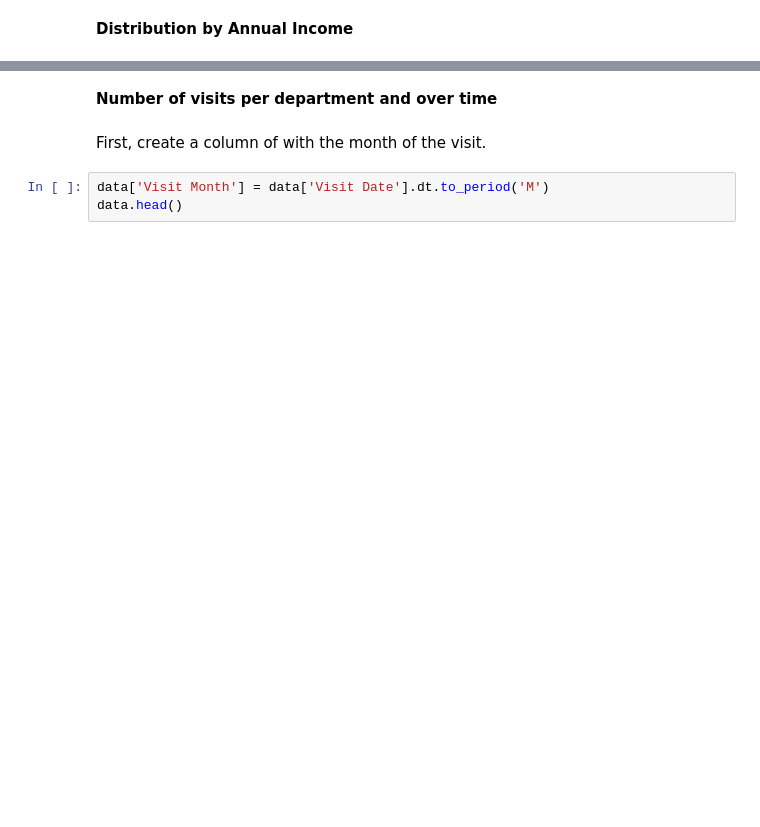
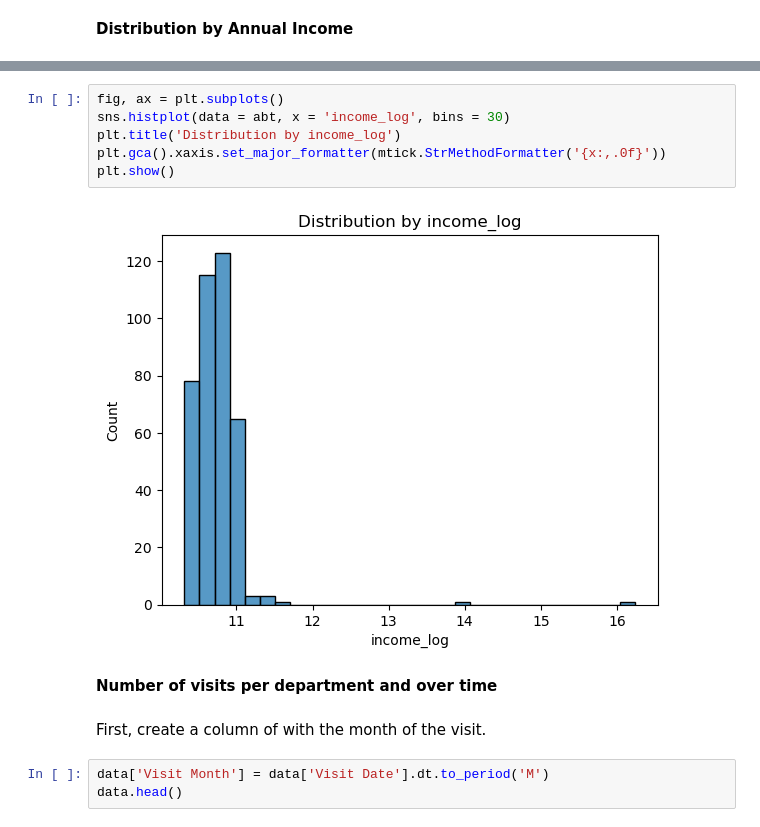
Before and after one commit to amdbsilva/pre-processing, a Jupyter notebook: projeto de datapreprocessing.ipynb, the cells around one changed output, grey strips where cells are left out. Saved outputs shown, nothing was run; the diff lists cells and outputs as text; blank space fills up the shorter version.

```diff
--- a/projeto de datapreprocessing.ipynb
+++ b/projeto de datapreprocessing.ipynb
@@ -953,3 +1023,11 @@ plt.show()
+# %%
+fig, ax = plt.subplots()
+sns.histplot(data = abt, x = 'income_log', bins = 30)
+plt.title('Distribution by income_log')
+plt.gca().xaxis.set_major_formatter(mtick.StrMethodFormatter('{x:,.0f}'))
+plt.show()
+# %% [output]
+[figure, added]
 # %% [markdown]
 **Number of visits per department and over time**
 # %% [markdown]
```
Also changed, not shown: parts of 14 cells of this notebook.
